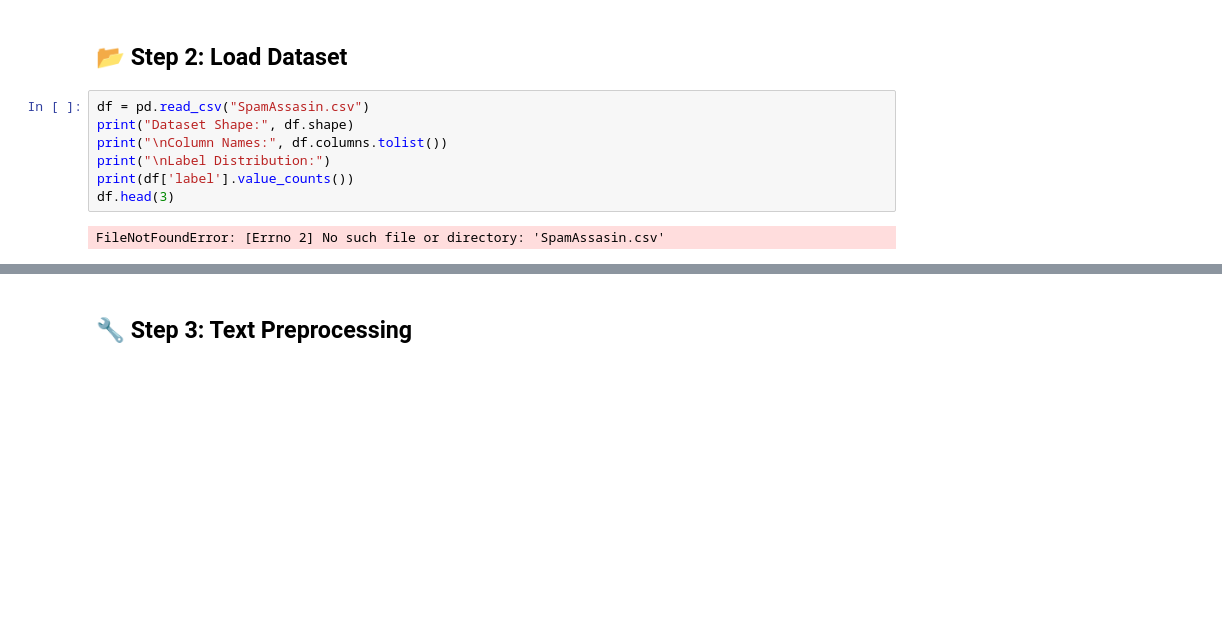
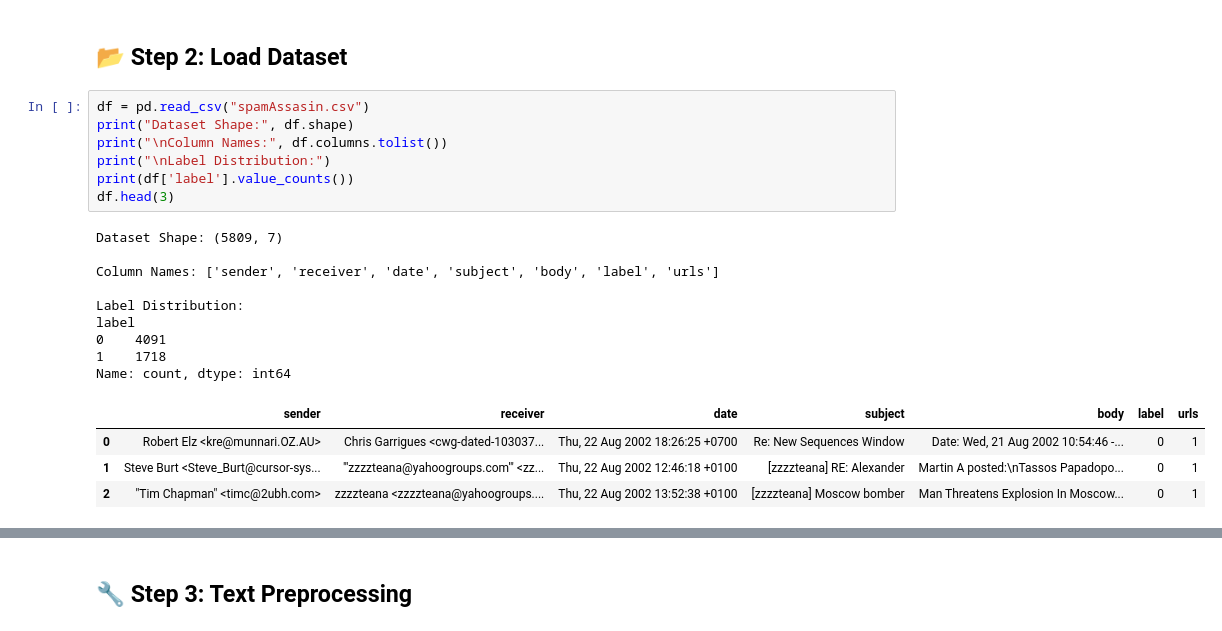
Before and after one commit to Gokul-61/Phishing-Email-Detection, a Jupyter notebook: notebook/phishing_detection_complete (1).ipynb, the cells around one changed output, grey strips where cells are left out. Drawn from its saved outputs; the diff is of its cells as text; blank space fills up the shorter version.

```diff
--- a/notebook/phishing_detection_complete (1).ipynb
+++ b/notebook/phishing_detection_complete (1).ipynb
@@ -59,14 +59,26 @@ print("✅ All libraries imported successfully!")
 # %% [markdown]
 ## 📂 Step 2: Load Dataset
 # %%
-df = pd.read_csv("SpamAssasin.csv")
+df = pd.read_csv("spamAssasin.csv")
 print("Dataset Shape:", df.shape)
 print("\nColumn Names:", df.columns.tolist())
 print("\nLabel Distribution:")
 print(df['label'].value_counts())
 df.head(3)
 # %% [output]
-FileNotFoundError: [Errno 2] No such file or directory: 'SpamAssasin.csv'
+Dataset Shape: (5809, 7)
+
+Column Names: ['sender', 'receiver', 'date', 'subject', 'body', 'label', 'urls']
+
+Label Distribution:
+label
+0    4091
+1    1718
+Name: count, dtype: int64
+|  | sender | receiver | date | subject | body | label | urls |
+| 0 | Robert Elz <kre@munnari.OZ.AU> | Chris Garrigues <cwg-dated-103037... | Thu, 22 Aug 2002 18:26:25 +0700 | Re: New Sequences Window | Date: Wed, 21 Aug 2002 10:54:46 -... | 0 | 1 |
+| 1 | Steve Burt <Steve_Burt@cursor-sys... | "'zzzzteana@yahoogroups.com'" <zz... | Thu, 22 Aug 2002 12:46:18 +0100 | [zzzzteana] RE: Alexander | Martin A posted:\nTassos Papadopo... | 0 | 1 |
+| 2 | "Tim Chapman" <timc@2ubh.com> | zzzzteana <zzzzteana@yahoogroups.... | Thu, 22 Aug 2002 13:52:38 +0100 | [zzzzteana] Moscow bomber | Man Threatens Explosion In Moscow... | 0 | 1 |
 # %%
 # Visualize label distribution
 fig, ax = plt.subplots(figsize=(6, 4))
```
Also changed, not shown: parts of 16 cells of this notebook, 1 other file.
